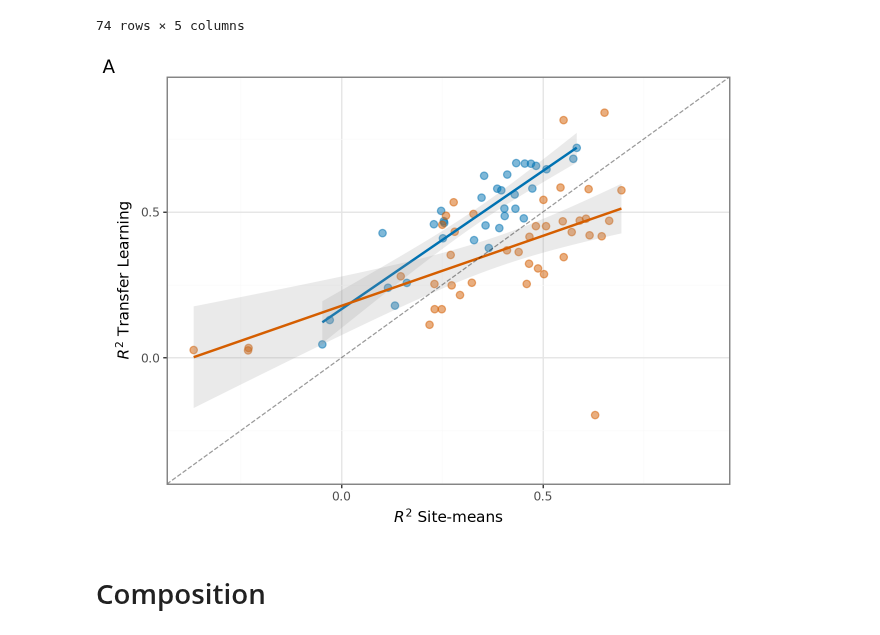
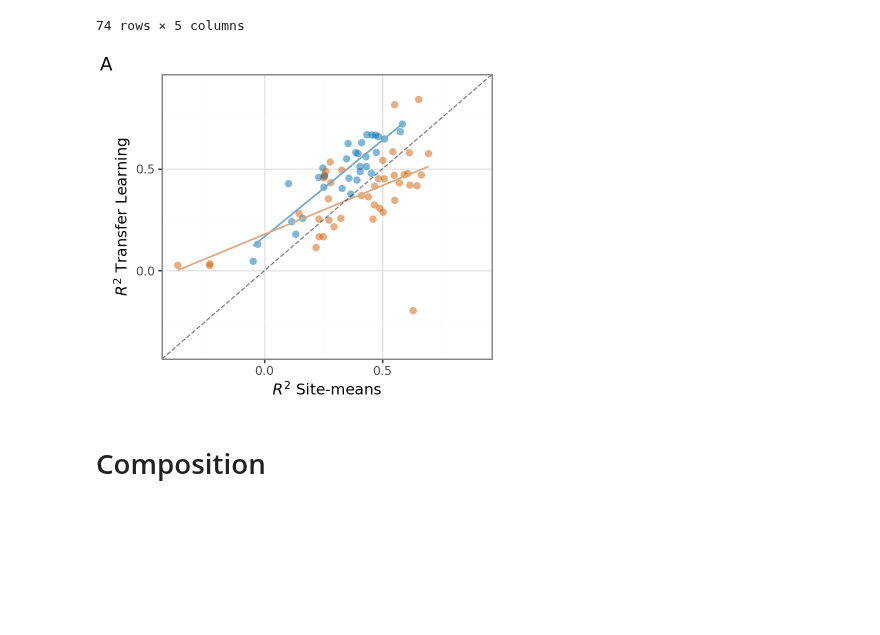
Before and after one commit to ziul-bio/DMS-SiteEffect-PLM, a Jupyter notebook: notebooks/regression.ipynb, the cells around one changed output. Saved outputs shown, nothing was run; the diff lists cells and outputs as text; code cells hidden in the pictures; blank space fills up the shorter version.

```diff
--- a/notebooks/regression.ipynb
+++ b/notebooks/regression.ipynb
@@ -369,32 +369,33 @@ res_pivot
 | 72 | UBE4B_MOUSE_Klevit2013_singles | cellular | pool_split | 0.115625 | 0.240093 |
 | 73 | YAP1_HUMAN_Fields2012_singles | cellular | pool_split | 0.357715 | 0.453924 |
 74 rows × 5 columns
-# %%
-p2 = (
-    pln.ggplot(res_pivot, pln.aes(x='AVG', y='esm2_650M', color='Source'))
-    + pln.scale_color_manual(values={"viral": "#D55E00", "cellular": "#0072B2"})
-    + pln.geom_point(size=2.5, alpha=0.5)
-    + pln.geom_smooth(method='lm', se=True, alpha=.2)
-    + pln.theme_bw(11)
-    + pln.geom_abline(intercept=0, alpha=0.4, linetype='dashed')
-    + pln.theme(
-        #figure_size=(4.5,4),
-        legend_position=('none'),
-        legend_text=pln.element_text(size=11),
-        legend_title=pln.element_blank()
-    )
-    + pln.xlim(-0.37, 0.9)
-    + pln.ylim(-0.37, 0.9)
-    + pln.labs(
-        y="$R^2$ Transfer Learning",
-        x="$R^2$ Site-means",
-        tag='A'
-    )
-    )
-
-p2
-# %% [output]
-[figure, removed]
+# %%
+p2 = (
+    pln.ggplot(res_pivot, pln.aes(x='AVG', y='esm2_650M', fill='Source'))
+    + pln.scale_fill_manual(values={"viral": "#D55E00", "cellular": "#0072B2"})
+    + pln.geom_point(size=3, alpha=0.5, stroke=0)
+    + pln.geom_smooth(method='lm', se=False, alpha=1, size=0.7,  mapping=pln.aes(color='Source'))
+    + pln.scale_color_manual(values={"viral": "#DEA880", "cellular": "#72AACB"})
+    + pln.theme_bw(11)
+    + pln.geom_abline(intercept=0, alpha=0.5, linetype='dashed')
+    + pln.theme(
+        figure_size=(4,3.5),
+        legend_position='none',
+        legend_text=pln.element_text(size=11),
+        legend_title=pln.element_blank()
+    )
+    + pln.xlim(-0.37, 0.9)
+    + pln.ylim(-0.37, 0.9)
+
+    + pln.labs(
+        y="$R^2$ Transfer Learning",
+        x="$R^2$ Site-means",
+        tag='A'
+    )
+    )
+p2
+# %% [output]
+[figure, added]
 # %% [markdown]
 # Composition
 # %%
```
Also changed, not shown: parts of 22 cells of this notebook.
